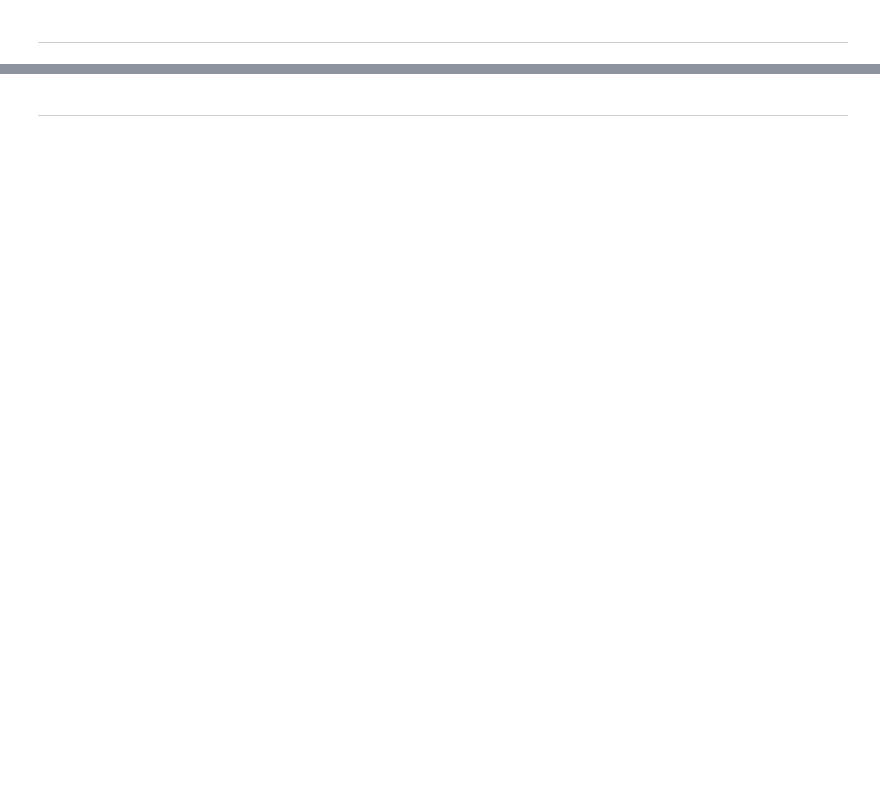
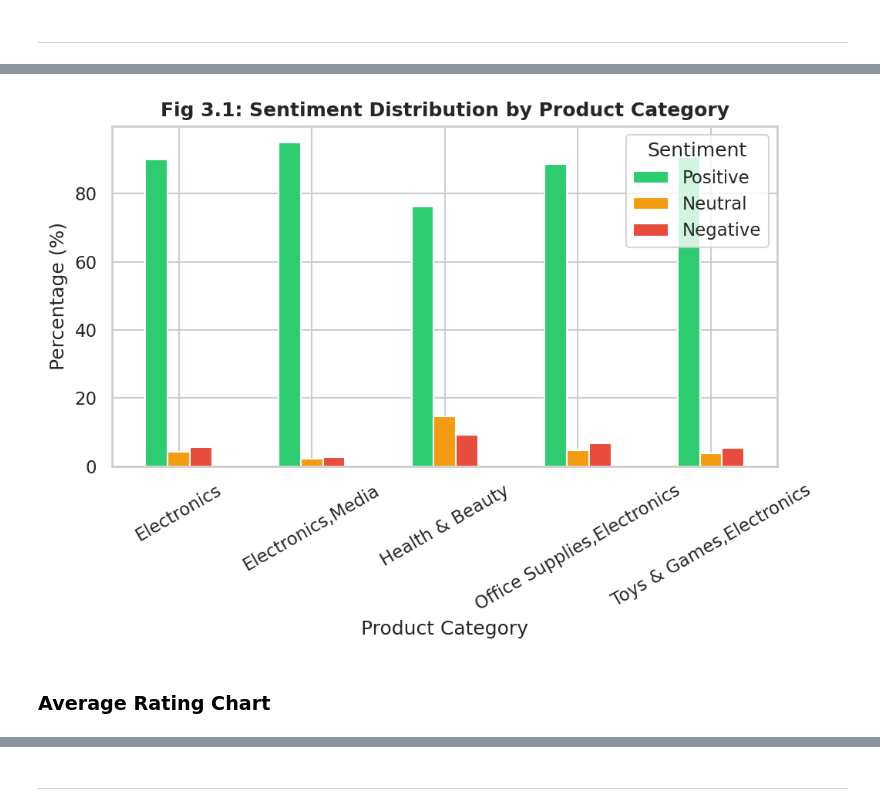
Before and after one commit to m-aryan/Social_Media_Sentiment_Polarity_on_Consumer_Purchase_Intention, a Jupyter notebook: Social_Media_Sentiment_Polarity_on_Consumer_Purchase_Intention.ipynb, the cells around one changed output, grey strips where cells are left out. Drawn from its saved outputs; the diff is of its cells as text; code cells hidden in the pictures; blank space fills up the shorter version.

```diff
--- a/Social_Media_Sentiment_Polarity_on_Consumer_Purchase_Intention.ipynb
+++ b/Social_Media_Sentiment_Polarity_on_Consumer_Purchase_Intention.ipynb
@@ -634,0 +666,3 @@ Notes:
+# %%
+top_cats = df['category'].value_counts().head(5).index.tolist()
+cat_df = df[df['category'].isin(top_cats)]
@@ -634,0 +671,42 @@ Notes:
+# %%
+def plot_category_sentiment(ax=None):
+    if ax is None:
+        fig, ax = plt.subplots(figsize=(7,5))
+
+    cat_sentiment = (
+        cat_df.groupby(['category', 'sentiment'])
+        .size()
+        .unstack(fill_value=0)
+    )
+
+    cat_sentiment_pct = (
+        cat_sentiment.div(cat_sentiment.sum(axis=1), axis=0) * 100
+    )
+
+    cat_sentiment_pct[['Positive', 'Neutral', 'Negative']].plot(
+        kind='bar',
+        ax=ax,
+        color=['#2ecc71', '#f39c12', '#e74c3c'],
+        edgecolor='white'
+    )
+
+    ax.set_title(
+        'Fig 3.1: Sentiment Distribution by Product Category',
+        fontweight='bold'
+    )
+    ax.set_xlabel('Product Category')
+    ax.set_ylabel('Percentage (%)')
+    ax.legend(title='Sentiment')
+    ax.tick_params(axis='x', rotation=30)
+
+    return ax
+# %%
+fig, ax = plt.subplots(figsize=(7,5))
+plot_category_sentiment(ax)
+plt.tight_layout()
+plt.savefig("Fig3_1_Category_Sentiment.png", dpi=150, bbox_inches='tight')
+plt.show()
+# %% [output]
+[figure, added]
+# %% [markdown]
+### **Average Rating Chart**
```
Also changed, not shown: parts of 15 cells of this notebook.
